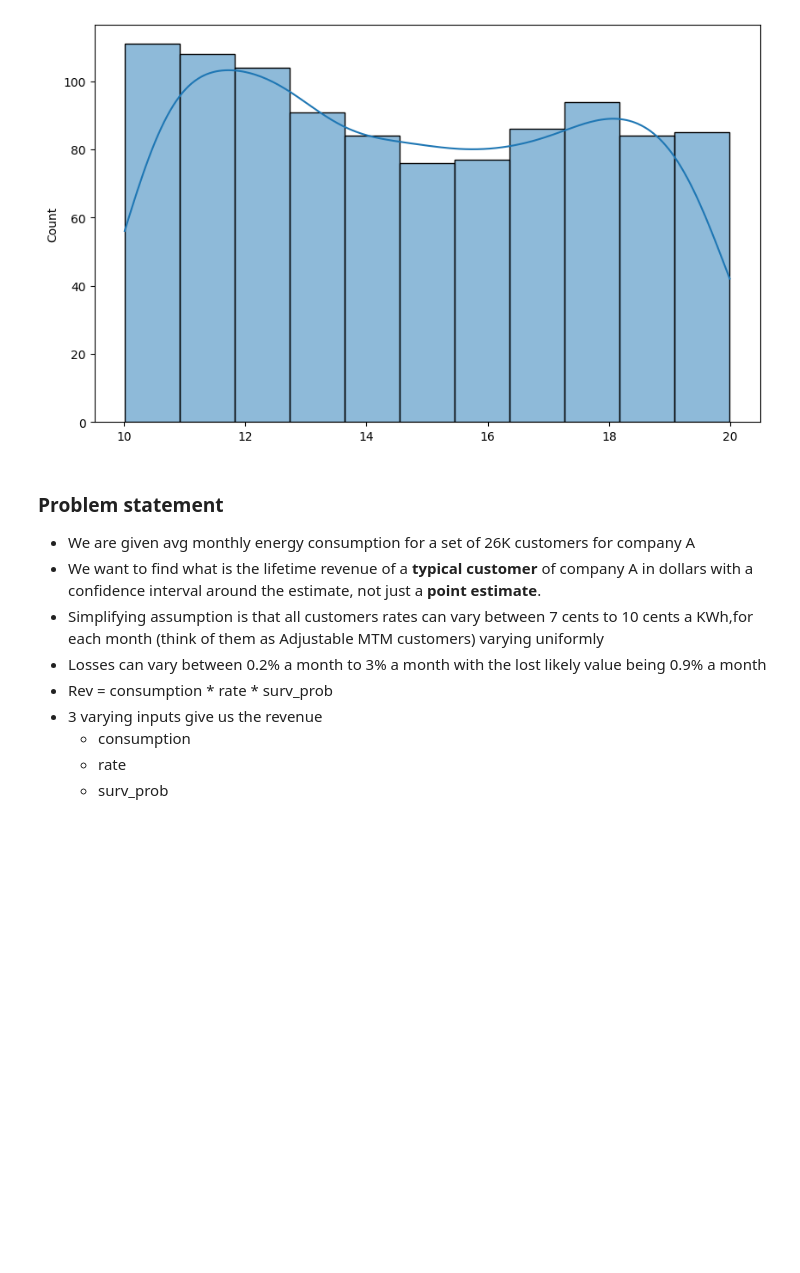
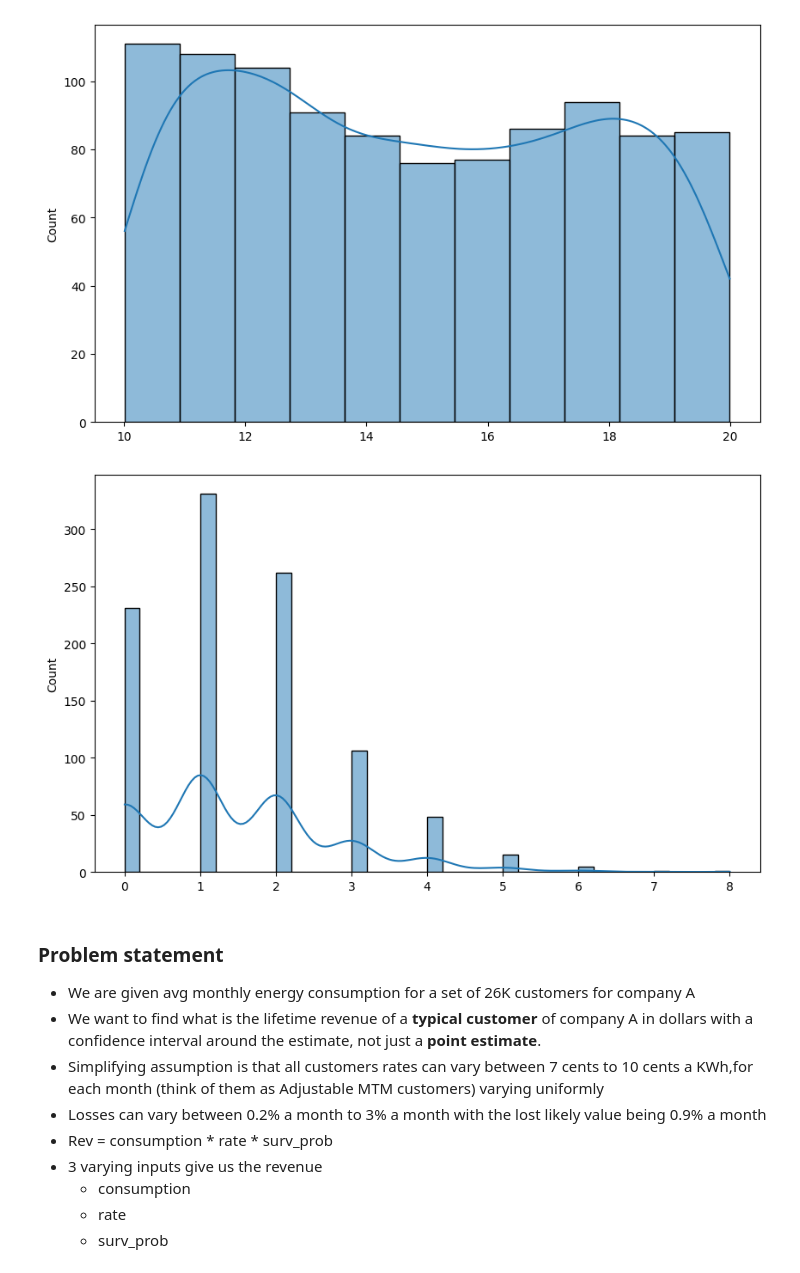
Before and after one commit to gmehra123/data_science, a Jupyter notebook: Probaility_distributions_and_simulations.ipynb, the cells around one changed output. Drawn from its saved outputs; the diff is of its cells as text; code cells hidden in the pictures; blank space fills up the shorter version.

Commit message:
Adding Poisson

```diff
--- a/Probaility_distributions_and_simulations.ipynb
+++ b/Probaility_distributions_and_simulations.ipynb
@@ -49,6 +49,12 @@ uniform = np.random.uniform(10,20,1000)
 plot_hist(uniform)
 # %% [output]
 [figure]
+# %%
+# Discrete probability distribution
+poisson = np.random.poisson(1.5,size=1000)
+plot_hist(poisson)
+# %% [output]
+[figure, added]
 # %% [markdown]
 ### Problem statement
 * We are given avg monthly energy consumption for a set of 26K customers for company A
```
